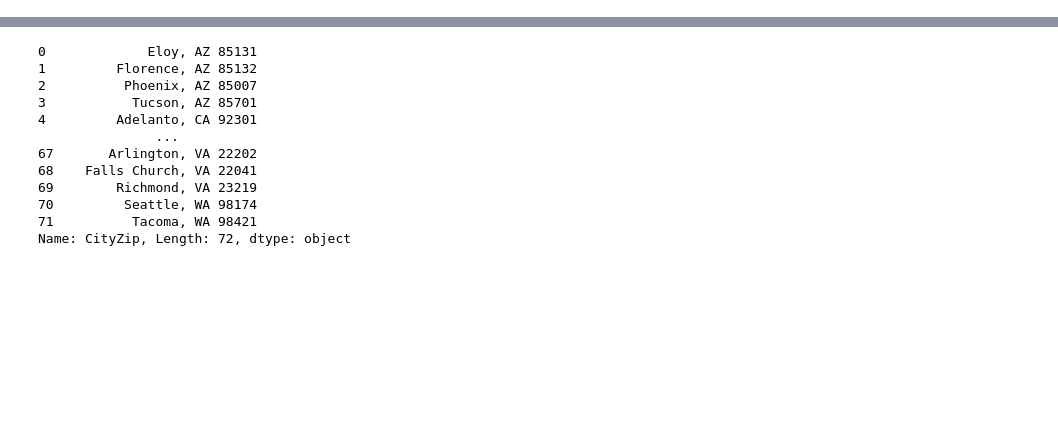
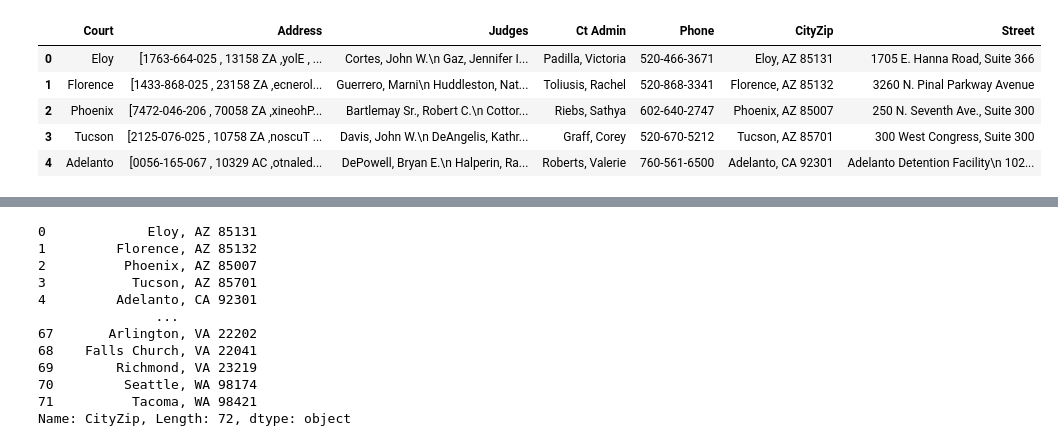
Before and after one commit to lrhf97/geo_courts, a Jupyter notebook: Immigration_judge_directory.ipynb, the cells around one changed output, grey strips where cells are left out. Saved outputs shown, nothing was run; the diff lists cells and outputs as text; code cells hidden in the pictures; blank space fills up the shorter version.

```diff
--- a/Immigration_judge_directory.ipynb
+++ b/Immigration_judge_directory.ipynb
@@ -108,0 +175,26 @@ df2 = df2.apply(lambda x: x.str.strip() if x.dtype == "object" else x)
+# %%
+phone_list =[]
+addy_list =[]
+street_list = []
+list_misfit =['1202 ,03 yluJ desolC','2202 llaF gninepO deludehcS']
+
+for i in range(len(sep_addy)):
+    if sep_addy [i][0] in list_misfit:
+        phone_list.append('na')
+        addy_list.append('na')
+        street_list.append('na')
+    else:
+        phone_list.append(sep_addy[i][0])
+        addy_list.append(sep_addy[i][1])
+        street_list.append(sep_addy[i][2])
+
+lists = [phone_list, addy_list,street_list]
+
+for list in lists:
+    for i in range(len(list)):
+        list[i] = list[i].rstrip()[::-1]
+
+
+df2['Phone']= phone_list
+df2['CityZip']= addy_list
+df2['Street']= street_list
@@ -108,0 +211,9 @@ df2 = df2.apply(lambda x: x.str.strip() if x.dtype == "object" else x)
+# %%
+df2.head()
+# %% [output]
+|  | Court | Address | Judges | Ct Admin | Phone | CityZip | Street |
+| 0 | Eloy | [1763-664-025 , 13158 ZA ,yolE , ... | Cortes, John W.\n Gaz, Jennifer I... | Padilla, Victoria | 520-466-3671 | Eloy, AZ 85131 | 1705 E. Hanna Road, Suite 366 |
+| 1 | Florence | [1433-868-025 , 23158 ZA ,ecnerol... | Guerrero, Marni\n Huddleston, Nat... | Toliusis, Rachel | 520-868-3341 | Florence, AZ 85132 | 3260 N. Pinal Parkway Avenue |
+| 2 | Phoenix | [7472-046-206 , 70058 ZA ,xineohP... | Bartlemay Sr., Robert C.\n Cottor... | Riebs, Sathya | 602-640-2747 | Phoenix, AZ 85007 | 250 N. Seventh Ave., Suite 300 |
+| 3 | Tucson | [2125-076-025 , 10758 ZA ,noscuT ... | Davis, John W.\n DeAngelis, Kathr... | Graff, Corey | 520-670-5212 | Tucson, AZ 85701 | 300 West Congress, Suite 300 |
+| 4 | Adelanto | [0056-165-067 , 10329 AC ,otnaled... | DePowell, Bryan E.\n Halperin, Ra... | Roberts, Valerie | 760-561-6500 | Adelanto, CA 92301 | Adelanto Detention Facility\n 102... |
```
Also changed, not shown: parts of 23 cells of this notebook.
